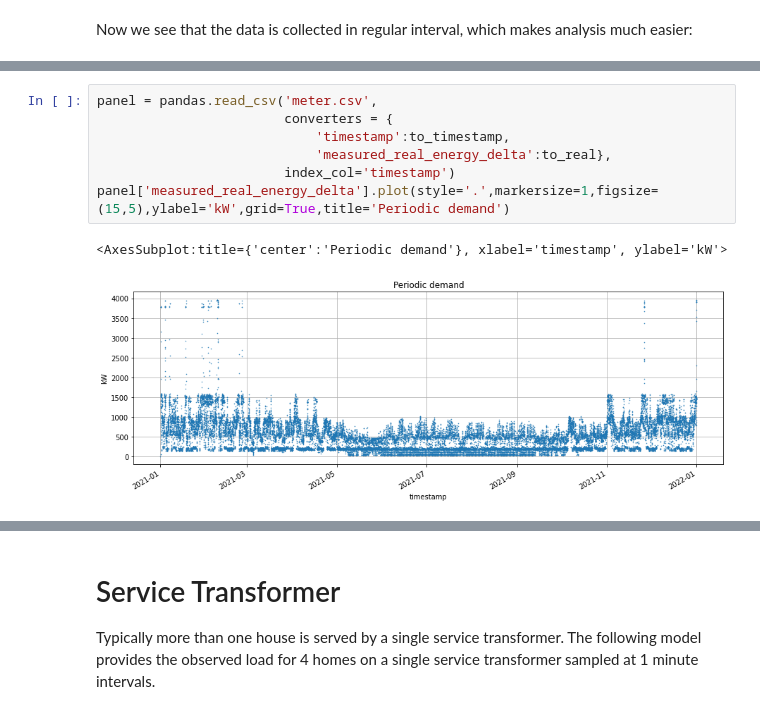
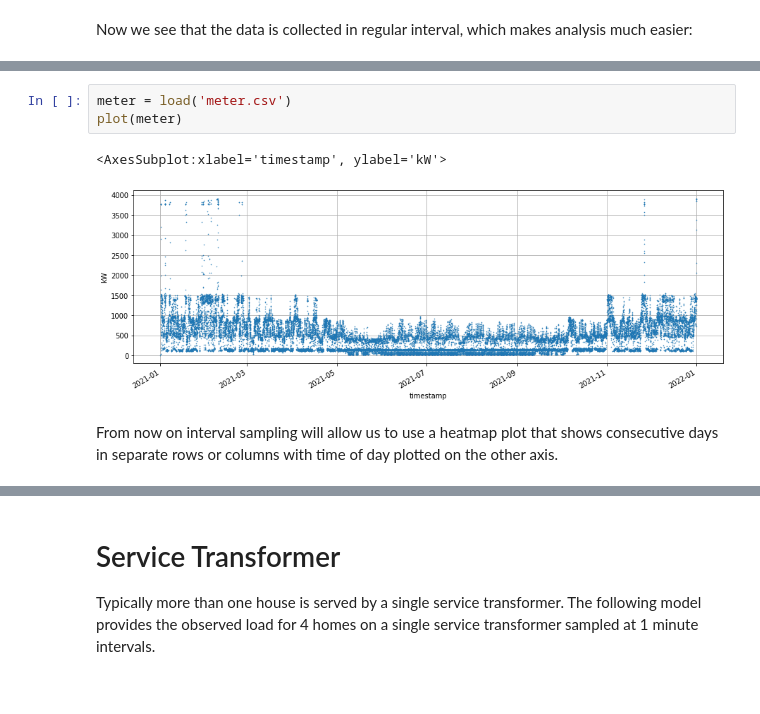
Before and after one commit to slacgismo/load_decomposition, a Jupyter notebook: data/Load_decomposition.ipynb, the cells around one changed output, grey strips where cells are left out. Drawn from its saved outputs; the diff is of its cells as text.

```diff
--- a/data/Load_decomposition.ipynb
+++ b/data/Load_decomposition.ipynb
@@ -219,10 +235,8 @@ timestamp,measured_real_energy_delta
-# %%
-panel = pandas.read_csv('meter.csv',
-                        converters = {
-                            'timestamp':to_timestamp,
-                            'measured_real_energy_delta':to_real},
-                        index_col='timestamp')
-panel['measured_real_energy_delta'].plot(style='.',markersize=1,figsize=(15,5),ylabel='kW',grid=True,title='Periodic demand')
-# %% [output]
-<AxesSubplot:title={'center':'Periodic demand'}, xlabel='timestamp', ylabel='kW'>
-[figure, removed]
+# %%
+meter = load('meter.csv')
+plot(meter)
+# %% [output]
+<AxesSubplot:xlabel='timestamp', ylabel='kW'>
+[figure, added]
+# %% [markdown]
+From now on interval sampling will allow us to use a heatmap plot that shows consecutive days in separate rows or columns with time of day plotted on the other axis.
```
Also changed, not shown: parts of 26 cells of this notebook, 12 other files.
